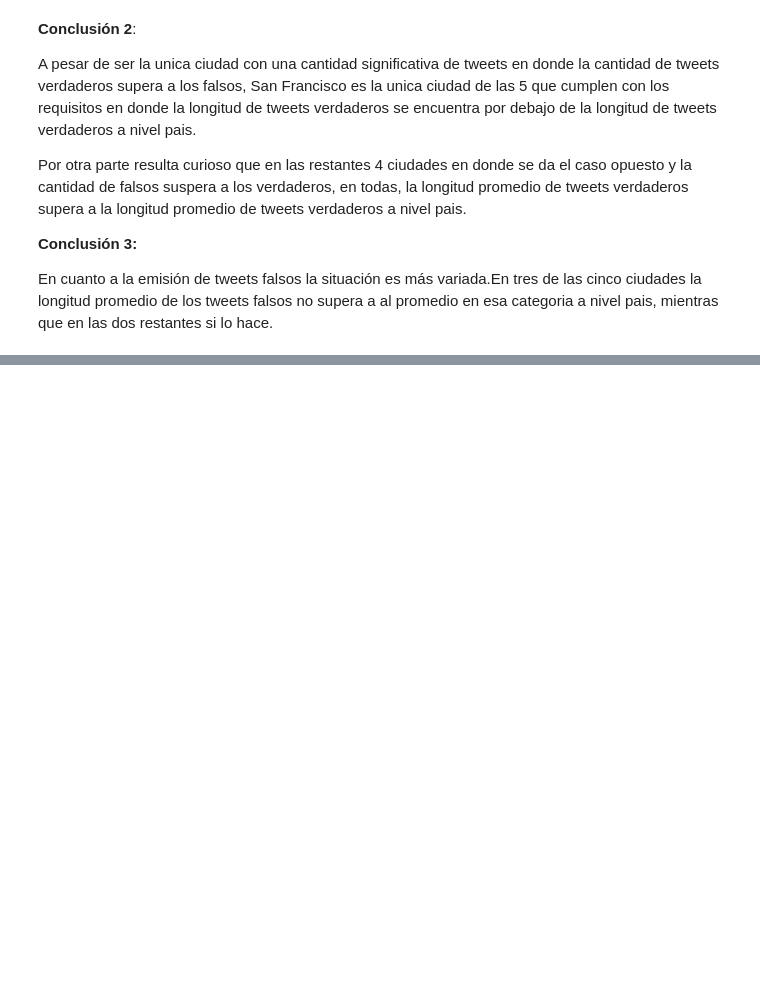
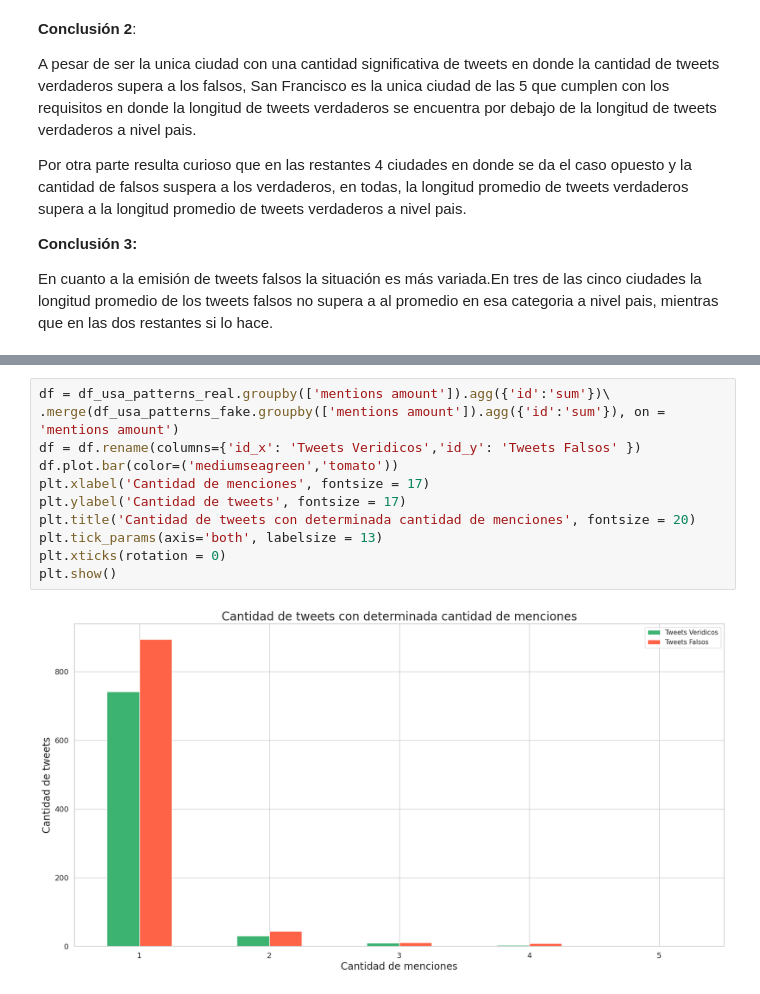
Before and after one commit to Filyank/Datavid-20, a Jupyter notebook: TP1-1c2020/notebook_entregable.ipynb, the cells around one changed output, grey strips where cells are left out. Drawn from its saved outputs; the diff is of its cells as text; blank space fills up the shorter version.

```diff
--- a/TP1-1c2020/notebook_entregable.ipynb
+++ b/TP1-1c2020/notebook_entregable.ipynb
@@ -1114,0 +1150,13 @@ En cuanto a la emisión de tweets falsos la situación es más variada.En tres d
+# %%
+df = df_usa_patterns_real.groupby(['mentions amount']).agg({'id':'sum'})\
+.merge(df_usa_patterns_fake.groupby(['mentions amount']).agg({'id':'sum'}), on = 'mentions amount')
+df = df.rename(columns={'id_x': 'Tweets Veridicos','id_y': 'Tweets Falsos' })
+df.plot.bar(color=('mediumseagreen','tomato'))
+plt.xlabel('Cantidad de menciones', fontsize = 17)
+plt.ylabel('Cantidad de tweets', fontsize = 17)
+plt.title('Cantidad de tweets con determinada cantidad de menciones', fontsize = 20)
+plt.tick_params(axis='both', labelsize = 13)
+plt.xticks(rotation = 0)
+plt.show()
+# %% [output]
+[figure, added]
```
Also changed, not shown: parts of 15 cells of this notebook.
